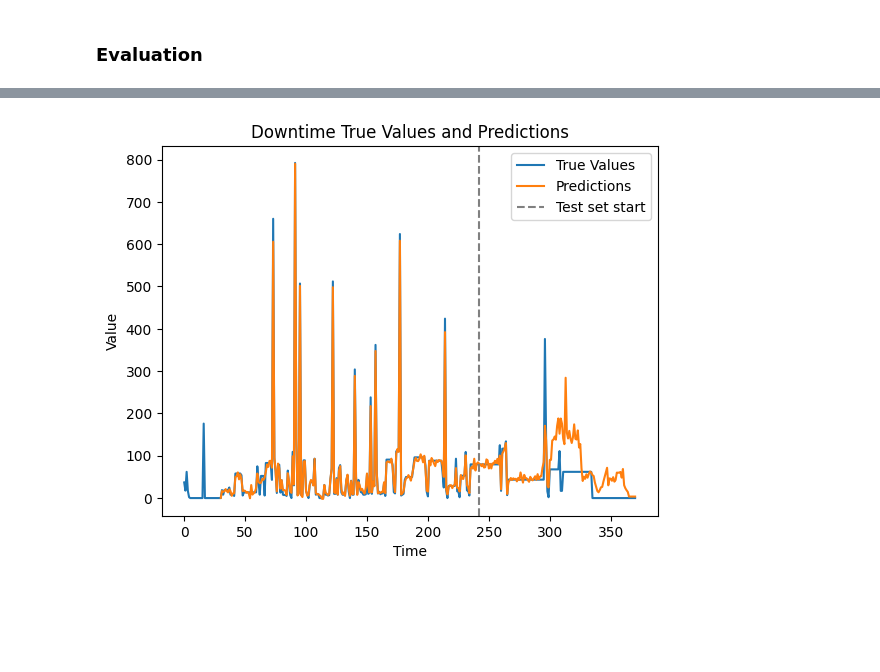
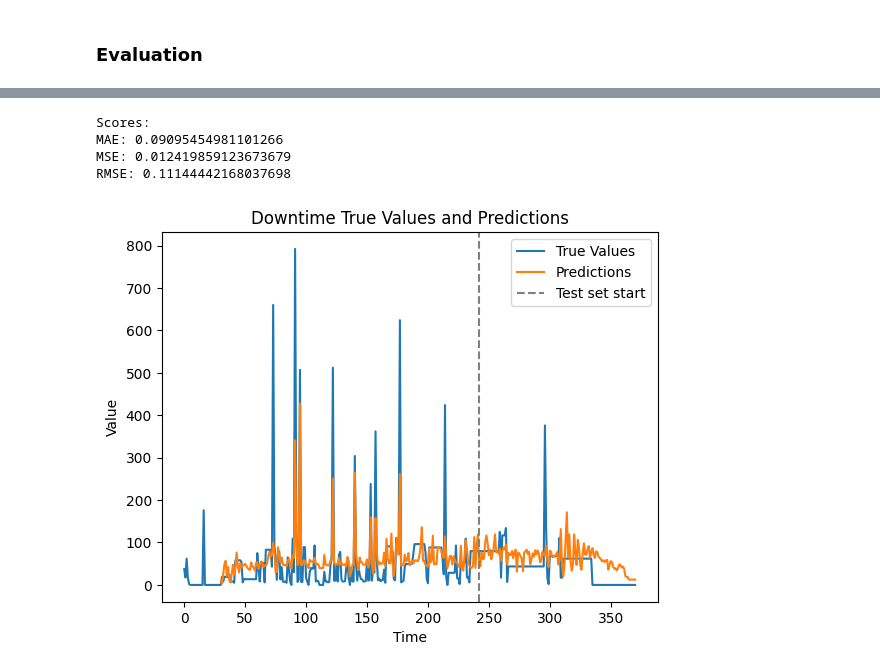
Before and after one commit to ParunNg/Downtime-Prediction, a Jupyter notebook: [REV1] Downtime Prediction.ipynb, the cells around one changed output, grey strips where cells are left out. Cells and saved outputs as stored; diff of their text form; code cells hidden in the pictures; blank space fills up the shorter version.

```diff
--- a/[REV1] Downtime Prediction.ipynb
+++ b/[REV1] Downtime Prediction.ipynb
@@ -292,7 +306,7 @@ def create_data(seq, label):
         y_out.append(y)
 
 
-    return np.array(x_out), np.array(y_out)
+    return np.array(x_out), np.array(y_out).flatten()
 # %%
 #define window size
 ws = 30 #use 30 days in the past to predict the next day
@@ -306,0 +360,24 @@ X_test, y_test = X[train_size:], y[train_size:]
+# %%
+from sklearn.model_selection import GridSearchCV
+
+param_grid = {
+    "estimator": [LinearRegression(), SVR(), DecisionTreeRegressor()],
+    "learning_rate": [0.01, 0.05, 0.1, 0.2, 0.3],
+    "loss": ['linear', 'square', 'exponential'],
+    "n_estimators": [50, 100, 250, 500]
+    }
+
+rf = AdaBoostRegressor(random_state = 42)
+
+cv = TimeSeriesSplit(n_splits=3).split(X_train)
+
+grid = GridSearchCV(estimator = rf,
+                    param_grid = param_grid,
+                    cv = cv,
+                    n_jobs = -1,
+                    return_train_score = True,
+                    refit = True,
+                    scoring = 'neg_root_mean_squared_error')
+
+# Fit your grid_search
+grid.fit(X_train, y_train)  #fit means start looping all the possible parameters
@@ -306,0 +393,4 @@ X_test, y_test = X[train_size:], y[train_size:]
+# %%
+# The best parameters of Gradient-Boosting Regressor from grid searching
+best_params = grid.best_params_
+best_params
@@ -307,9 +408,7 @@ X_test, y_test = X[train_size:], y[train_size:]
 # %% [markdown]
 ### Evaluation
 # %%
-from sklearn.ensemble import GradientBoostingRegressor
-
 # Initialize the estimator
-model = GradientBoostingRegressor(random_state=0, n_estimators=500, learning_rate=0.05)
+model = AdaBoostRegressor(**best_params, random_state=42)
 model.fit(X_train, y_train)
 # %% [output]
@@ -324,23 +417,42 @@ GradientBoostingRegressor(learning_rate=0.05, n_estimators=500, random_state=0)
+# %%
+from sklearn.metrics import mean_absolute_error, mean_squared_error
+
+y_pred = model.predict(X_test)
+
+print("Scores:")
+print(f"MAE: {mean_absolute_error(y_test, y_pred)}")
+print(f"MSE: {mean_squared_error(y_test, y_pred)}")
+print(f"RMSE: {mean_squared_error(y_test, y_pred, squared=False)}")
+# %% [output]
+Scores:
+MAE: 0.09095454981101266
+MSE: 0.012419859123673679
+RMSE: 0.11144442168037698
 # %%
 import matplotlib.pyplot as plt
+
+fig_path = './figure/downtime_eval.png'
 
 # Concatenate the training and test predictions
 train_outputs = model.predict(X_train)
 test_outputs = model.predict(X_test)
 all_outputs = np.concatenate((train_outputs, test_outputs))
 all_outputs = scaler.inverse_transform(all_outputs.reshape(-1, 1)).flatten()
 
 # Calculate the index where the test set starts
 test_start_index = len(X) - len(y_test) - ws
 
 # Plot the true values and the predictions
 plt.plot(train_set, label="True Values")
 plt.plot(range(ws, ws + len(all_outputs)), all_outputs, label="Predictions")
 plt.axvline(x=test_start_index, color='gray', linestyle='--', label="Test set start")
 plt.xlabel("Time")
 plt.ylabel("Value")
 plt.legend()
 plt.title("Downtime True Values and Predictions")
+
+plt.savefig(fig_path)
 plt.show()
+plt.close()
 # %% [output]
-[figure, old version]
+[figure, new version]
```
Also changed, not shown: parts of 8 cells of this notebook, 2 other files.
